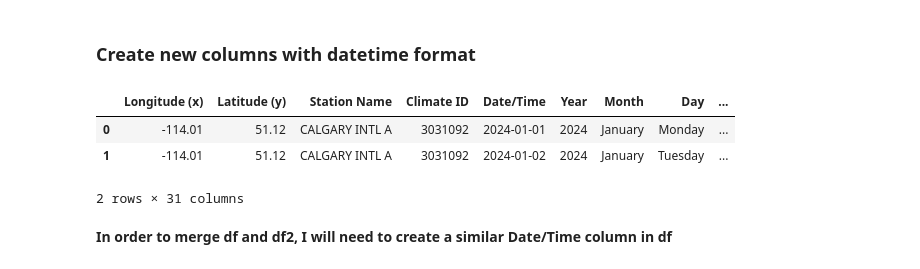
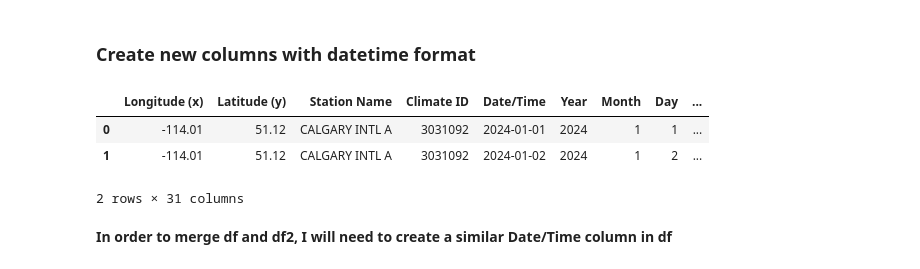
Before and after one commit to aliUofCafkhami/601-Project, a Jupyter notebook: Project 601.ipynb, the cells around one changed output. Saved outputs shown, nothing was run; the diff lists cells and outputs as text; code cells hidden in the pictures.

```diff
--- a/Project 601.ipynb
+++ b/Project 601.ipynb
@@ -232,19 +232,15 @@ df2
 # %% [markdown]
 ### Create new columns with datetime format
 # %%
-df2.drop(columns=['Year', 'Month','Day']) # dropping these three columns, since I will create new ones with datetime format
+df2.drop(columns=['Year', 'Month','Day']) # dropping these three columns, since they already exist in the df
 
 df2['Date/Time'] = pd.to_datetime(df2['Date/Time'])
 
-df2['Year'] = pd.to_datetime(df2['Date/Time']).dt.year
-df2['Month'] = pd.to_datetime(df2['Date/Time']).dt.month_name()
-df2['Day'] = pd.to_datetime(df2['Date/Time']).dt.day_name()
-
 df2.head(2)
 # %% [output]
 |  | Longitude (x) | Latitude (y) | Station Name | Climate ID | Date/Time | Year | Month | Day | ... |
-| 0 | -114.01 | 51.12 | CALGARY INTL A | 3031092 | 2024-01-01 | 2024 | January | Monday | ... |
-| 1 | -114.01 | 51.12 | CALGARY INTL A | 3031092 | 2024-01-02 | 2024 | January | Tuesday | ... |
+| 0 | -114.01 | 51.12 | CALGARY INTL A | 3031092 | 2024-01-01 | 2024 | 1 | 1 | ... |
+| 1 | -114.01 | 51.12 | CALGARY INTL A | 3031092 | 2024-01-02 | 2024 | 1 | 2 | ... |
 2 rows × 31 columns
 # %% [markdown]
 **In order to merge df and df2, I will need to create a similar Date/Time column in df**
```
Also changed, not shown: parts of 12 cells of this notebook.
